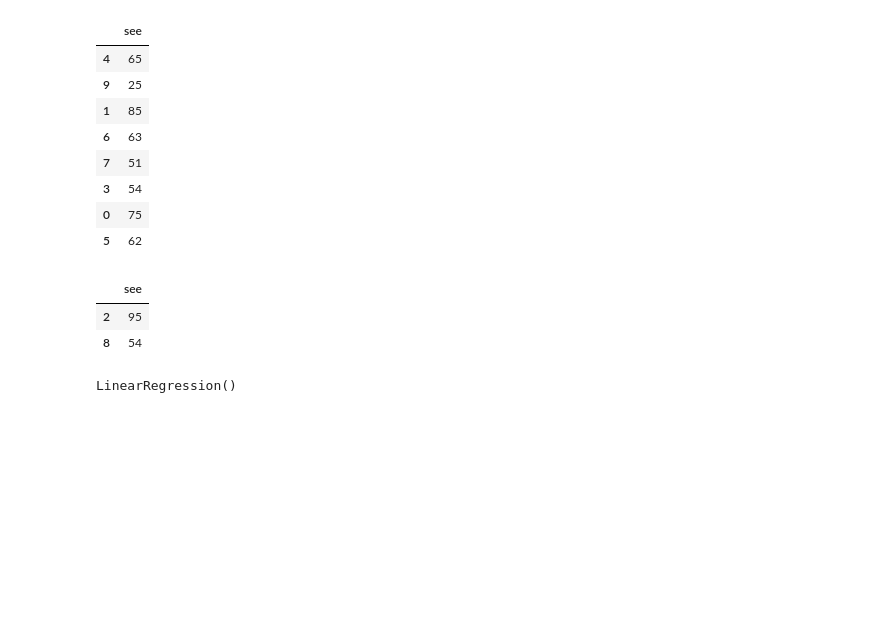
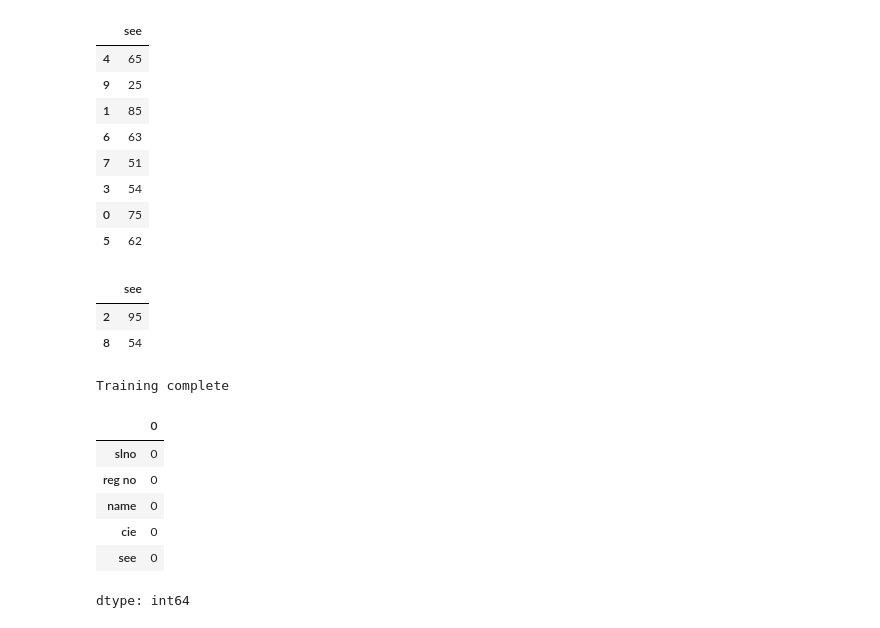
Before and after one commit to sujal7829/CIE-3, a Jupyter notebook: Welcome_To_Colab.ipynb, the cells around one changed output. Saved outputs shown, nothing was run; the diff lists cells and outputs as text; code cells hidden in the pictures; blank space fills up the shorter version.

```diff
--- a/Welcome_To_Colab.ipynb
+++ b/Welcome_To_Colab.ipynb
@@ -85,5 +85,16 @@ y_test
 from sklearn.linear_model import LinearRegression
 regressor=LinearRegression()
 regressor.fit(x_train,y_train)
+print("Training complete")
 # %% [output]
-LinearRegression()
+Training complete
+# %%
+df.isnull().sum()
+# %% [output]
+|  | 0 |
+| slno | 0 |
+| reg no | 0 |
+| name | 0 |
+| cie | 0 |
+| see | 0 |
+dtype: int64
```
Also changed, not shown: parts of 2 cells of this notebook.
